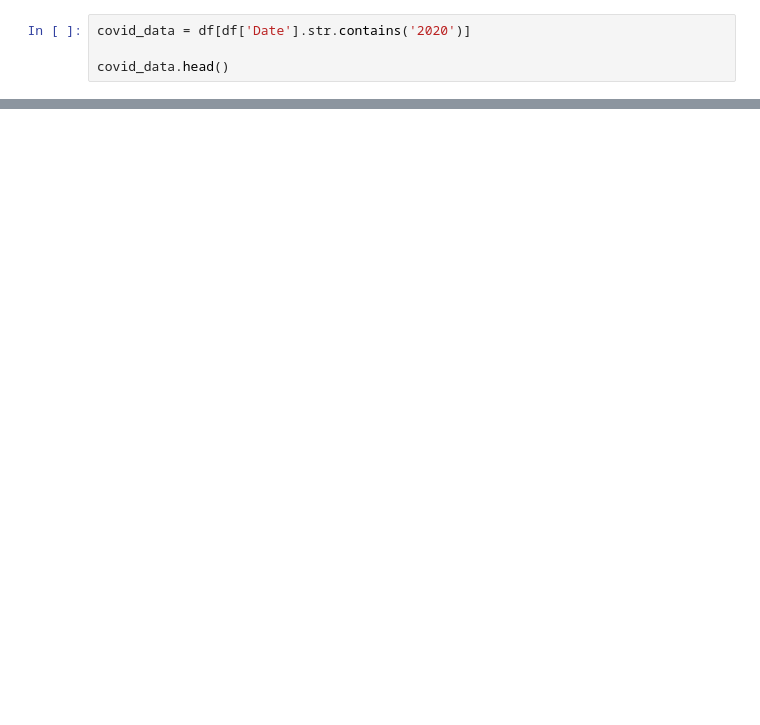
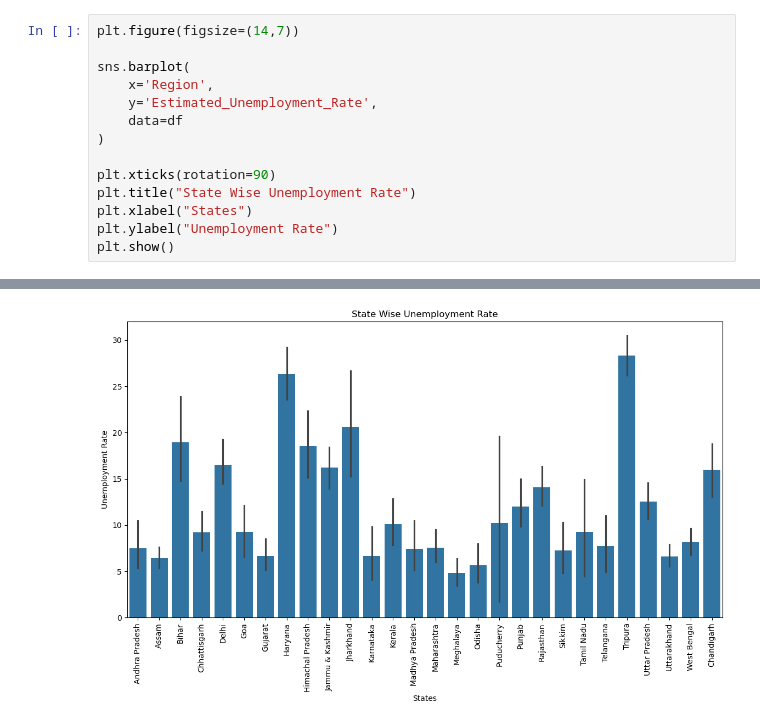
Before and after one commit to Mounish-Reddyy/CodeAlpha_umployment-rate-in-india, a Jupyter notebook: unemployment.ipynb, the cells around one changed output, grey strips where cells are left out. Cells and saved outputs as stored; diff of their text form; blank space fills up the shorter version.

```diff
--- a/unemployment.ipynb
+++ b/unemployment.ipynb
@@ -69,5 +90,15 @@ plt.show()
 # %%
-covid_data = df[df['Date'].str.contains('2020')]
+plt.figure(figsize=(14,7))
 
-covid_data.head()
+sns.barplot(
+    x='Region',
+    y='Estimated_Unemployment_Rate',
+    data=df
+)
+
+plt.xticks(rotation=90)
+plt.title("State Wise Unemployment Rate")
+plt.xlabel("States")
+plt.ylabel("Unemployment Rate")
+plt.show()
 # %% [output]
@@ -79,0 +105 @@ covid_data.head()
+[figure, added]
```
Also changed, not shown: parts of 11 cells of this notebook.
